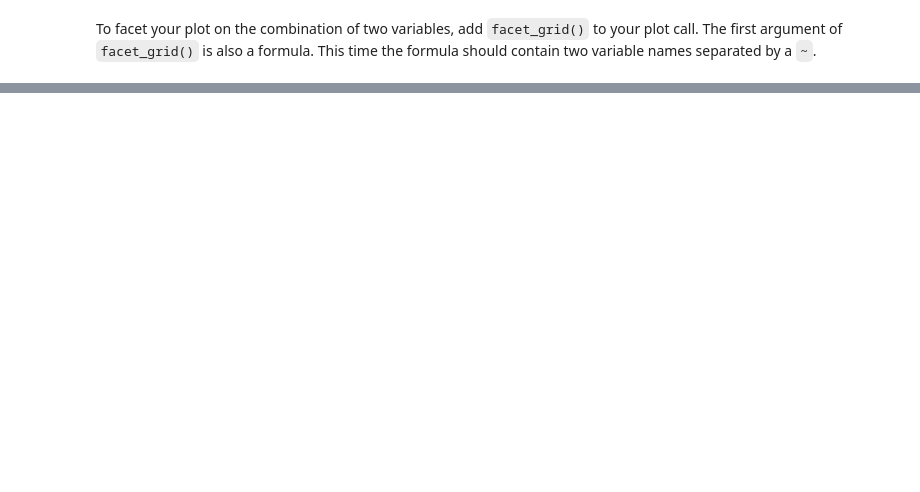
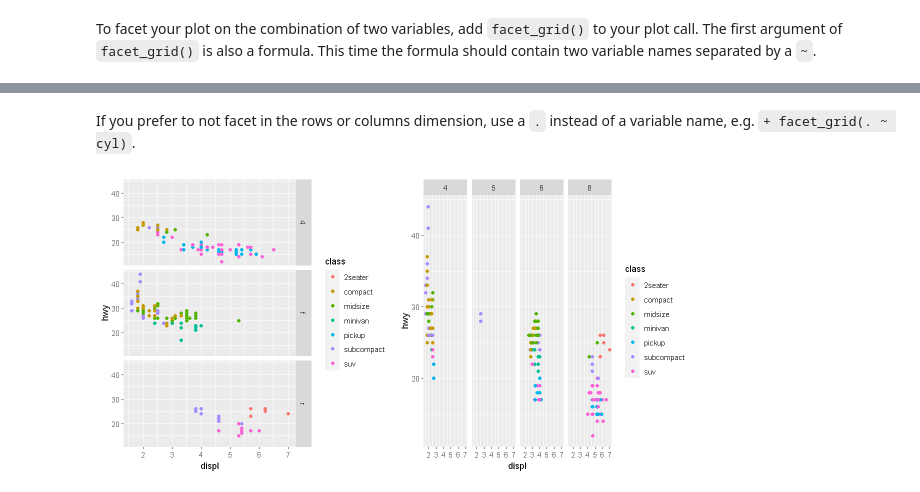
Before and after one commit to trunghachi/RLearning, a Jupyter notebook: R4DS_Basic_DataViz.ipynb, the cells around one changed output, grey strips where cells are left out. Cells and saved outputs as stored; diff of their text form; code cells hidden in the pictures; blank space fills up the shorter version.

```diff
--- a/R4DS_Basic_DataViz.ipynb
+++ b/R4DS_Basic_DataViz.ipynb
@@ -173,0 +177,15 @@ ggplot(data = mpg) +
+# %% [markdown]
+If you prefer to not facet in the rows or columns dimension, use a `.` instead of a variable name, e.g. `+ facet_grid(. ~ cyl)`.
+# %%
+p1 <- ggplot(data = mpg) +
+  geom_point(mapping = aes(x = displ, y = hwy, color = class)) +
+  facet_grid(drv ~ .)
+
+p2 <- ggplot(data = mpg) +
+  geom_point(mapping = aes(x = displ, y = hwy, color = class)) +
+  facet_grid(. ~ cyl)
+
+options(repr.plot.width = 10, repr.plot.height = 5)
+grid.arrange(p1, p2, ncol=2)
+# %% [output]
+[figure, added]
```
Also changed, not shown: parts of 53 cells of this notebook.
